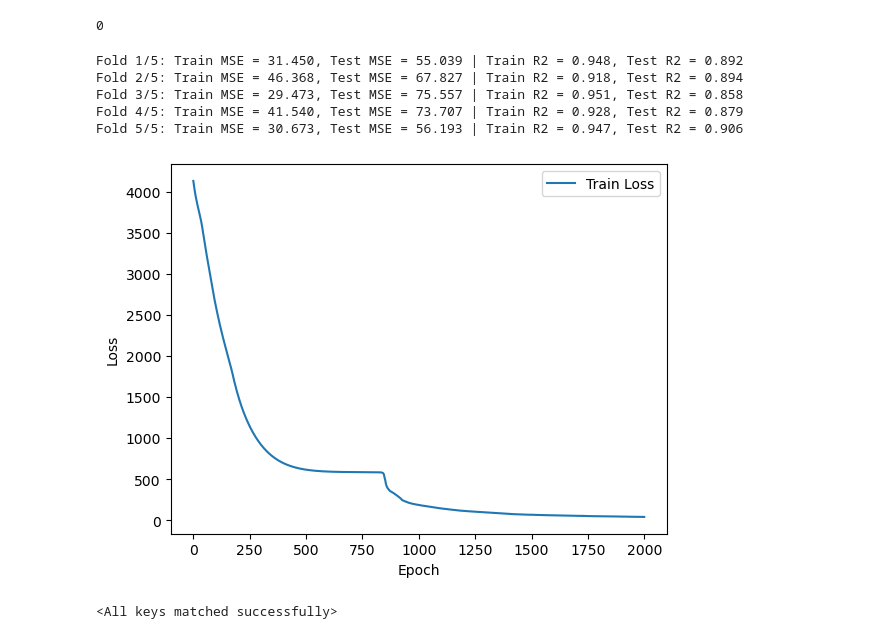
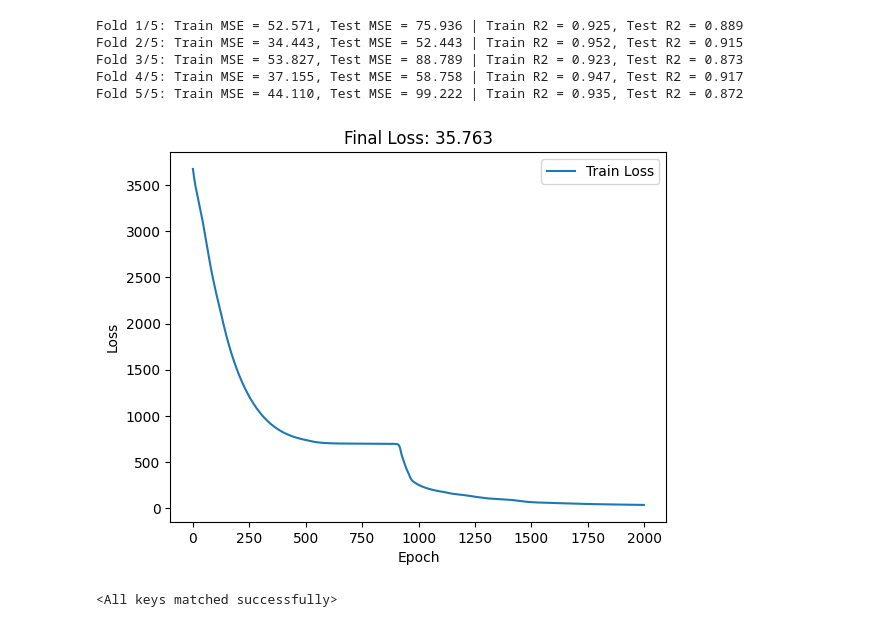
Before and after one commit to danemerson13/cpa-bayesian-opt, a Jupyter notebook: moboCPA/nn.ipynb, the cells around one changed output. Cells and saved outputs as stored; diff of their text form; code cells hidden in the pictures.

```diff
--- a/moboCPA/nn.ipynb
+++ b/moboCPA/nn.ipynb
@@ -39,7 +39,7 @@ class MLP(nn.Module):
     def forward(self, X):
         return self.layers(X)
 
-    def fit(self, X_train, y_train, X_test=None, y_test=None, n_epochs=1000, lr=0.01, verbose=False, plot=False):
+    def fit(self, X_train, y_train, X_test=None, y_test=None, n_epochs=1000, lr=0.01, verbose=False, plot=False, title = False):
         # Switch to training mode
         self.train()
         # Initialize loss function and optimizer
@@ -83,6 +83,8 @@ class MLP(nn.Module):
             plt.xlabel("Epoch")
             plt.ylabel("Loss")
             plt.legend()
+            if title:
+                plt.title(f"Final Loss: {train_loss_hist[-1]:.3f}")
             plt.show()
         # Trained model evaluation
         self.eval()
@@ -103,11 +105,6 @@ class MLP(nn.Module):
         self.eval()
         with torch.no_grad():
             return self(X)
-# %%
-epoch = 99
-(epoch + 1) % 100
-# %% [output]
-0
 # %%
 def loadData():
     data = np.concatenate([
@@ -115,6 +112,10 @@ def loadData():
         np.load('data/iter1_data.npy'),
         np.load('data/iter2_data.npy')
     ])
+    return torch.Tensor(data).to(**tkwargs)
+
+def loadVarData():
+    data = np.load('data/data_all.npy')
     return torch.Tensor(data).to(**tkwargs)
 
 def myKFold(X, y, k = 5, n_epochs = 1000, lr = 1e-2, verbose = False, plot = False):
@@ -137,28 +138,29 @@ def myKFold(X, y, k = 5, n_epochs = 1000, lr = 1e-2, verbose = False, plot = Fal
         )
         print(f"Fold {i+1}/{k}: Train MSE = {MSE_train:.3f}, Test MSE = {MSE_test:.3f} | Train R2 = {R2_train:.3f}, Test R2 = {R2_test:.3f}")
 # %%
-data = loadData()
+# data = loadData()
+data = loadVarData()
 
-X = data[:,:-2]
-y = data[:,-1]
+X = data[:,:-3]
+y = data[:,-2]
 
 mdl = MLP().to(**tkwargs)
 myKFold(X, y, k = 5, n_epochs = 2000, lr = 1e-2, verbose = False, plot = False)
 # %% [output]
-Fold 1/5: Train MSE = 31.450, Test MSE = 55.039 | Train R2 = 0.948, Test R2 = 0.892
-Fold 2/5: Train MSE = 46.368, Test MSE = 67.827 | Train R2 = 0.918, Test R2 = 0.894
-Fold 3/5: Train MSE = 29.473, Test MSE = 75.557 | Train R2 = 0.951, Test R2 = 0.858
-Fold 4/5: Train MSE = 41.540, Test MSE = 73.707 | Train R2 = 0.928, Test R2 = 0.879
-Fold 5/5: Train MSE = 30.673, Test MSE = 56.193 | Train R2 = 0.947, Test R2 = 0.906
+Fold 1/5: Train MSE = 52.571, Test MSE = 75.936 | Train R2 = 0.925, Test R2 = 0.889
+Fold 2/5: Train MSE = 34.443, Test MSE = 52.443 | Train R2 = 0.952, Test R2 = 0.915
+Fold 3/5: Train MSE = 53.827, Test MSE = 88.789 | Train R2 = 0.923, Test R2 = 0.873
+Fold 4/5: Train MSE = 37.155, Test MSE = 58.758 | Train R2 = 0.947, Test R2 = 0.917
+Fold 5/5: Train MSE = 44.110, Test MSE = 99.222 | Train R2 = 0.935, Test R2 = 0.872
 # %%
-data = loadData()
+data = loadVarData()
 
-X = data[:,:-2]
-y = data[:,-1]
+X = data[:,:-3]
+y = data[:,-2]
 
 mdl = MLP().to(**tkwargs)
-mdl.fit(X, y, n_epochs = 2000, lr = 1e-2, verbose = False, plot = True)
+mdl.fit(X, y, n_epochs = 2000, lr = 1e-2, verbose = False, plot = True, title = True)
 plt.show()
 # %% [output]
-[figure, old version]
+[figure, new version]
 # %%
```
Also changed, not shown: parts of 4 cells of this notebook, 8 other files.
